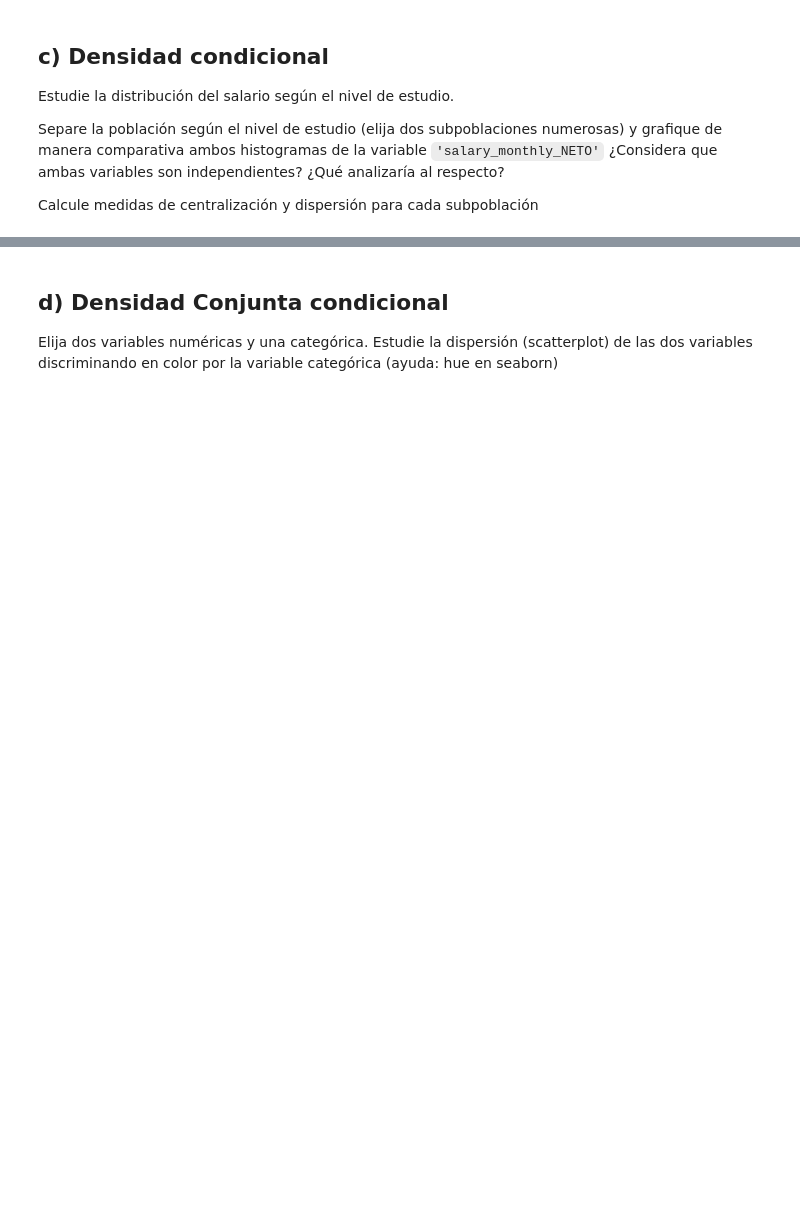
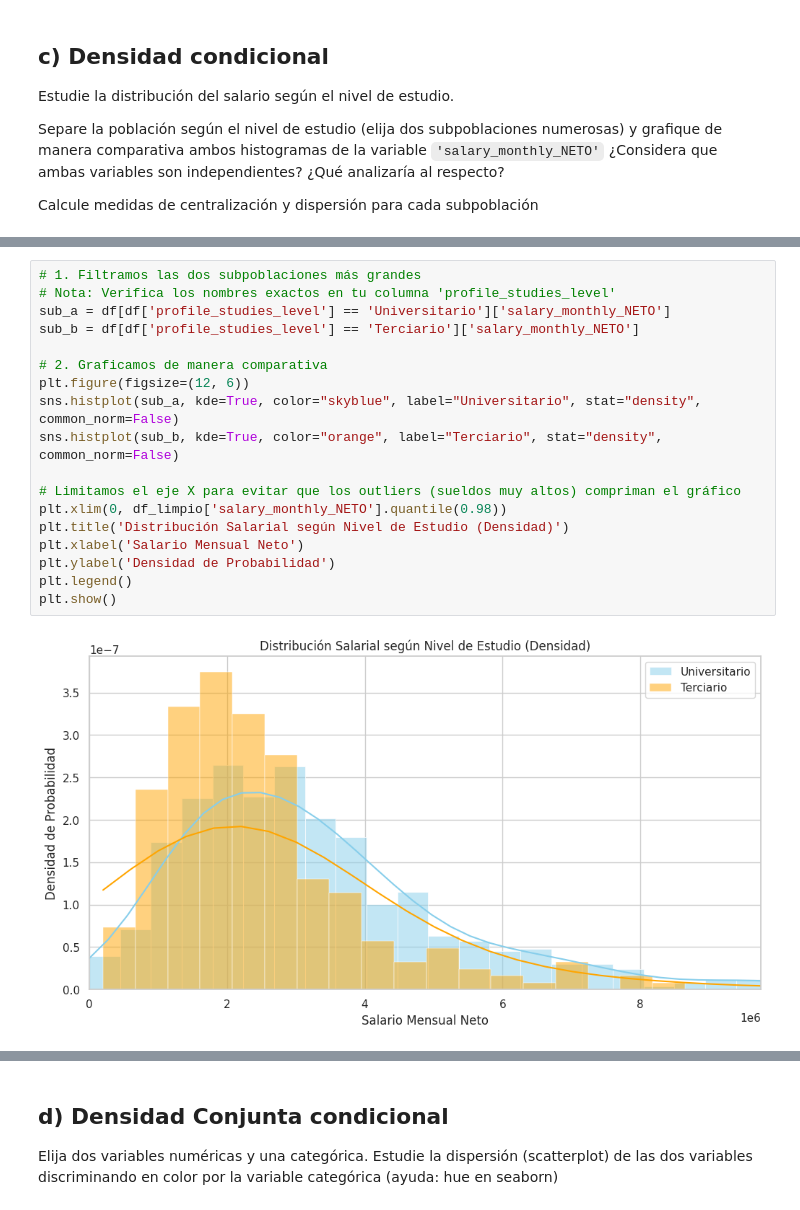
Before and after one commit to sgruyzcki/DiploDatos2026, a Jupyter notebook: Entregable - Parte 1 Sergio.ipynb, the cells around one changed output, grey strips where cells are left out. Drawn from its saved outputs; the diff is of its cells as text; blank space fills up the shorter version.

```diff
--- a/Entregable - Parte 1 Sergio.ipynb
+++ b/Entregable - Parte 1 Sergio.ipynb
@@ -443,0 +509,20 @@ Calcule medidas de centralización y dispersión para cada subpoblación
+# %%
+# 1. Filtramos las dos subpoblaciones más grandes
+# Nota: Verifica los nombres exactos en tu columna 'profile_studies_level'
+sub_a = df[df['profile_studies_level'] == 'Universitario']['salary_monthly_NETO']
+sub_b = df[df['profile_studies_level'] == 'Terciario']['salary_monthly_NETO']
+
+# 2. Graficamos de manera comparativa
+plt.figure(figsize=(12, 6))
+sns.histplot(sub_a, kde=True, color="skyblue", label="Universitario", stat="density", common_norm=False)
+sns.histplot(sub_b, kde=True, color="orange", label="Terciario", stat="density", common_norm=False)
+
+# Limitamos el eje X para evitar que los outliers (sueldos muy altos) compriman el gráfico
+plt.xlim(0, df_limpio['salary_monthly_NETO'].quantile(0.98))
+plt.title('Distribución Salarial según Nivel de Estudio (Densidad)')
+plt.xlabel('Salario Mensual Neto')
+plt.ylabel('Densidad de Probabilidad')
+plt.legend()
+plt.show()
+# %% [output]
+[figure, added]
```
Also changed, not shown: parts of 6 cells of this notebook.
